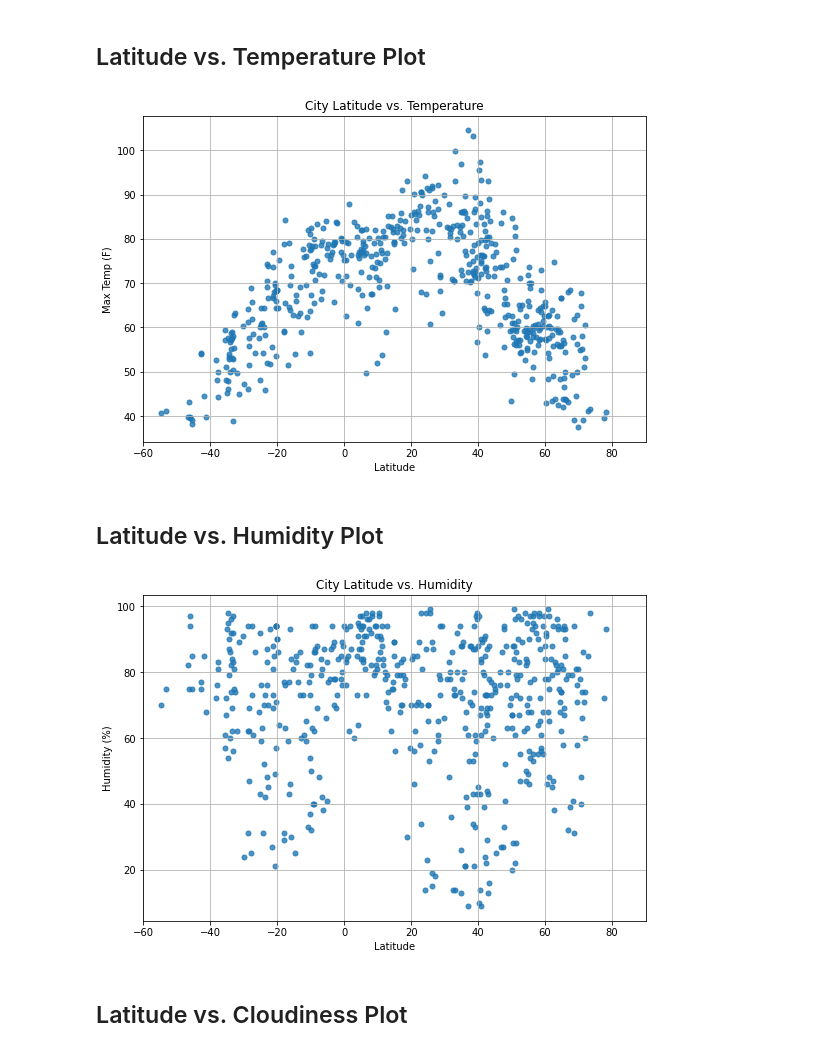
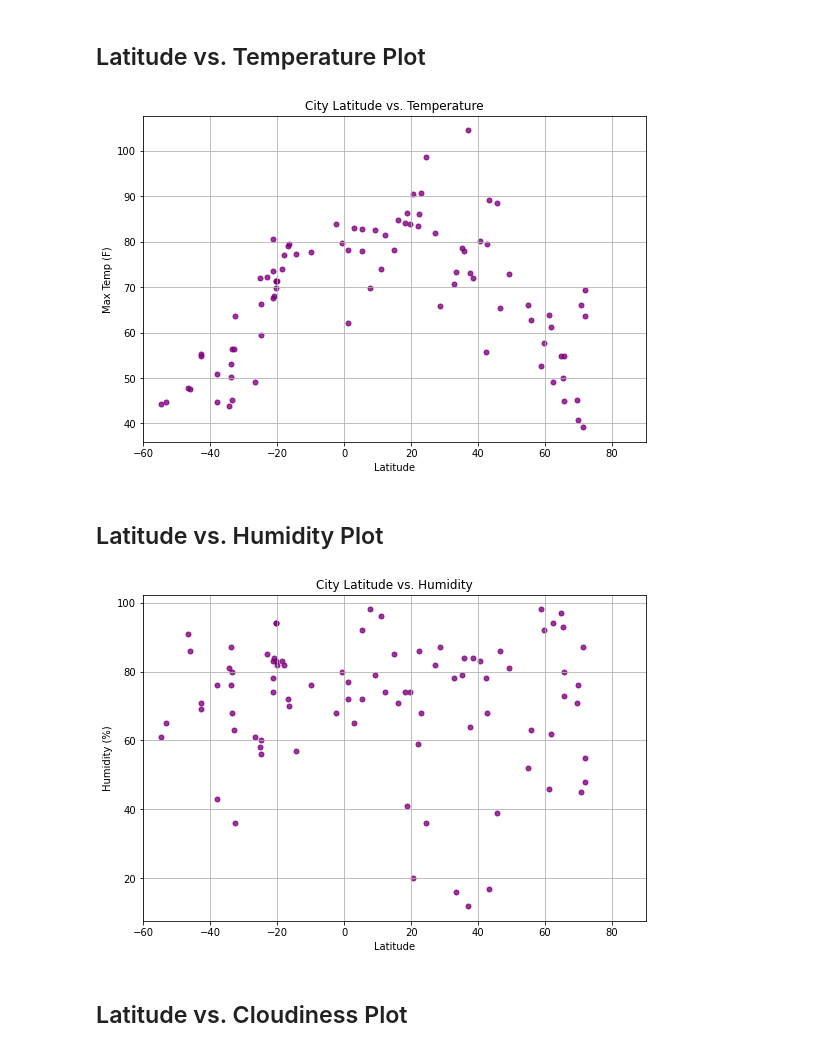
Before and after one commit to taylorsyde/api-challenge, a Jupyter notebook: starter_code/WeatherPy.ipynb, the cells around one changed output. Drawn from its saved outputs; the diff is of its cells as text; code cells hidden in the pictures.

```diff
--- a/starter_code/WeatherPy.ipynb
+++ b/starter_code/WeatherPy.ipynb
@@ -75,7 +75,7 @@ print('-----------------------------')
 query_url = f'http://api.openweathermap.org/data/2.5/weather?appid={weather_api_key}&units={units}&q='
 
 # loop through cities to collect currect weather data
-for city in cities:
+for city in cities[:50]:
     # Create search query, make request and store in json
     response_json = requests.get(query_url + city).json()
 
@@ -167,22 +167,22 @@ clean_weather_data.to_csv('../Output/clean_weather_data.csv')
 ## Latitude vs. Temperature Plot
 # %%
 clean_weather_data.plot(kind='scatter', x='Latitude', y='Max Temp (F)', grid=True, figsize=(9,6),
-              title='City Latitude vs. Temperature', s=25, alpha=0.8, xlim=(-60,90))
+              title='City Latitude vs. Temperature', s=25, alpha=0.8, xlim=(-60,90),color='purple')
 
 plt.savefig('../Output/lat_v_temp', pad_inches=0.1, facecolor='w')
-plt.show()
+#plt.show()
 # %% [output]
-[figure, old version]
+[figure, new version]
 # %% [markdown]
 ## Latitude vs. Humidity Plot
 # %%
 clean_weather_data.plot(kind='scatter', x='Latitude', y='Humidity (%)', grid=True, figsize=(9,6),
-              title='City Latitude vs. Humidity', s=25, alpha=0.8, xlim=(-60,90))
+              title='City Latitude vs. Humidity', s=25, alpha=0.8, xlim=(-60,90), color='purple')
 
 plt.savefig('../Output/lat_v_humidity', pad_inches=0.1, facecolor='w')
-plt.show()
+#plt.show()
 # %% [output]
-[figure, old version]
+[figure, new version]
 # %% [markdown]
 ## Latitude vs. Cloudiness Plot
 # %%
```
Also changed, not shown: parts of 18 cells of this notebook, 7 other files.
